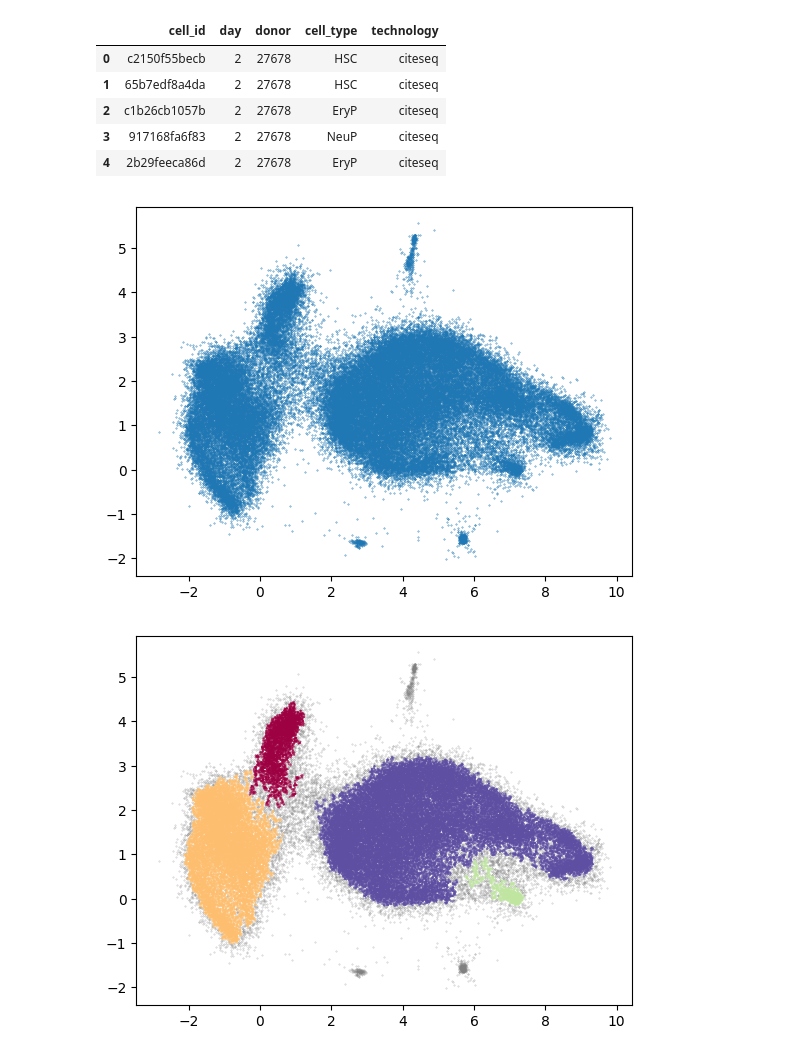
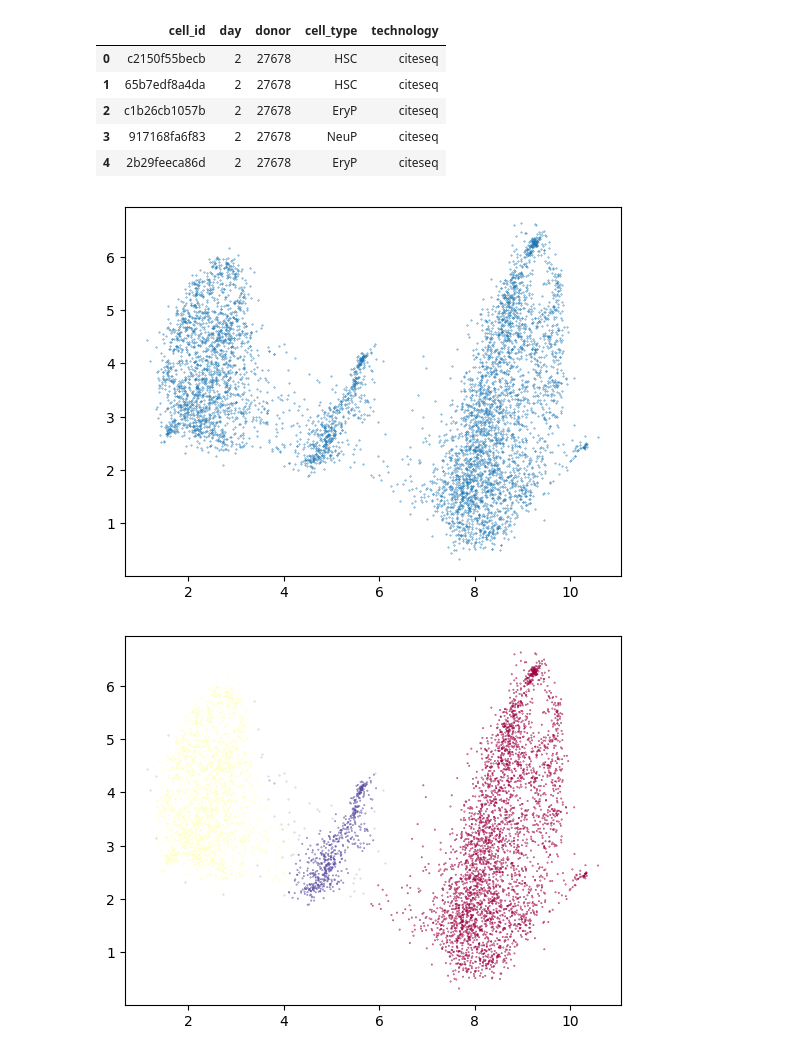
Before and after one commit to ciml/cgp-grn, a Jupyter notebook: test_umap.ipynb, the cells around one changed output. Drawn from its saved outputs; the diff is of its cells as text; code cells hidden in the pictures.

Commit message:
update umap

```diff
--- a/test_umap.ipynb
+++ b/test_umap.ipynb
@@ -9,8 +9,9 @@ import umap.plot
 import scipy
 from  sklearn.cluster import KMeans
 import hdbscan
+#
 
 
-DATA_DIR             = "/home/camata/work/kaggle-multimodal/"
+DATA_DIR             = "/home/camata/git/cgp-grn/data/"
+FP_CITE_TRAIN_INPUTS = os.path.join(DATA_DIR,"train_cite_inputs.h5")
 FP_CELL_METADATA     = os.path.join(DATA_DIR,"metadata.csv")
-FP_CITE_TRAIN_INPUTS = os.path.join(DATA_DIR,"train_cite_inputs.h5")
@@ -19,5 +18,5 @@ FP_CITE_TRAIN_INPUTS = os.path.join(DATA_DIR,"train_cite_inputs.h5")
 # %%
-cite_train = pd.read_hdf(FP_CITE_TRAIN_INPUTS)
+cite_train = pd.read_hdf(FP_CITE_TRAIN_INPUTS,start=65000, index_col=0)
 metadata   = pd.read_csv(FP_CELL_METADATA)
 metadata.head()
 # %% [output]
@@ -28,11 +27,11 @@ metadata.head()
 | 3 | 917168fa6f83 | 2 | 27678 | NeuP | citeseq |
 | 4 | 2b29feeca86d | 2 | 27678 | EryP | citeseq |
 # %%
-mapper = umap.UMAP( n_neighbors=50,min_dist=0.0,n_components=2,n_epochs=20,low_memory=True).fit_transform(cite_train.values)
+mapper = umap.UMAP( n_neighbors=50,min_dist=0.0,n_components=2,n_epochs=50,low_memory=True).fit_transform(cite_train.values)
 # %%
-plt.scatter(mapper[:, 0], mapper[:, 1],s=0.1, cmap='Spectral')
+plt.scatter(mapper[:, 0], mapper[:, 1],s=0.1)
 plt.savefig('umap_scatter.png')
 plt.show()
 # %% [output]
-[figure, old version]
+[figure, new version]
 # %%
@@ -44,5 +47,8 @@ labels = hdbscan.HDBSCAN(
 # %%
-clustered = (labels >= 0)
+#clustered = (kmeans_labels >= 0)
+clustered = (hdbscan_labels >= 0)
+labels = hdbscan_labels
+
 plt.scatter(mapper[~clustered, 0],
             mapper[~clustered, 1],
             color=(0.5, 0.5, 0.5),
@@ -56,4 +62,4 @@ plt.scatter(mapper[clustered, 0],
 plt.savefig("cluster.png")
 plt.show()
 # %% [output]
-[figure, old version]
+[figure, new version]
```
Also changed, not shown: parts of 5 cells of this notebook, 3 other files.
